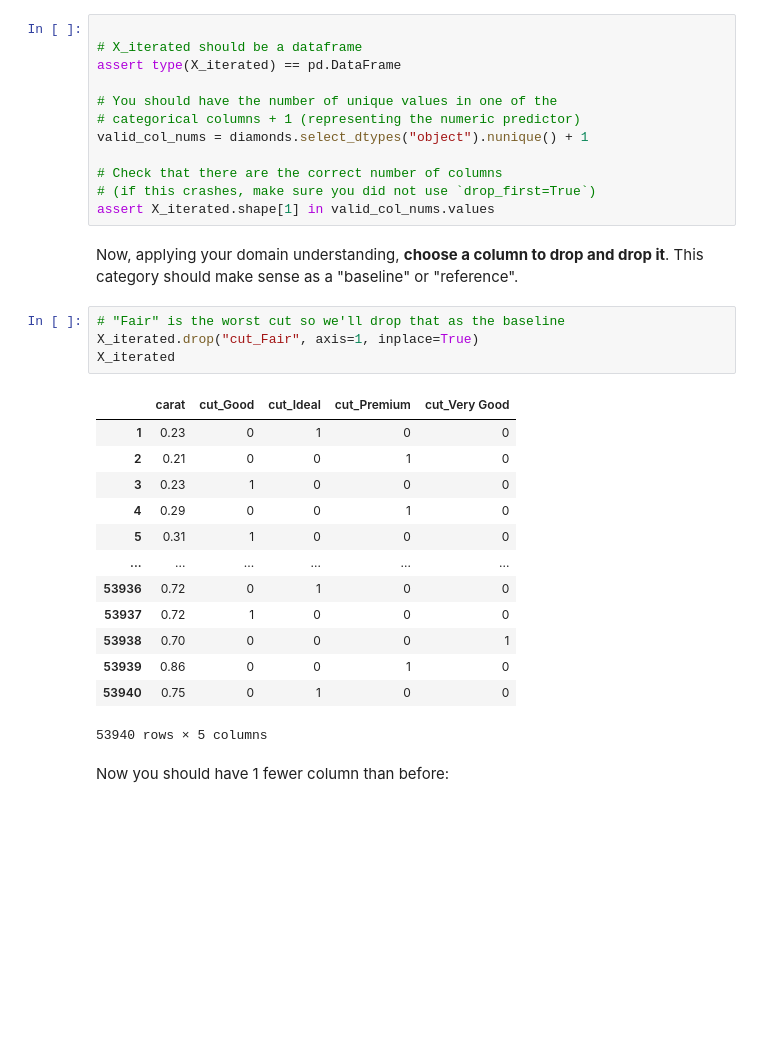
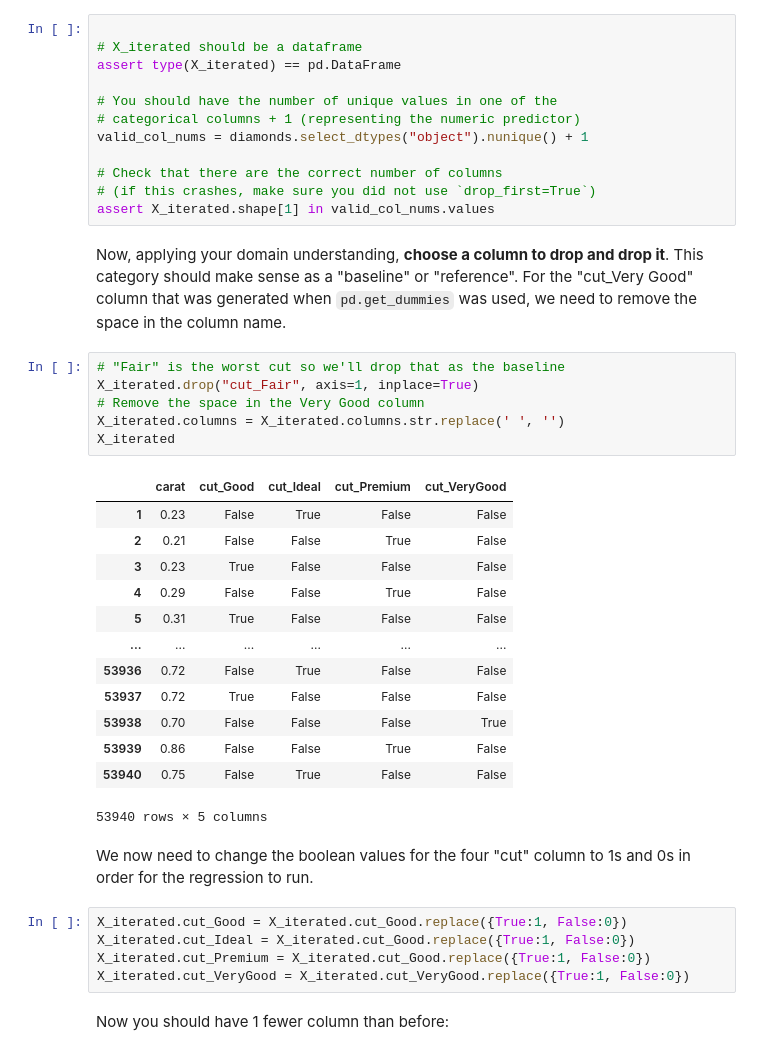
Before and after one commit to learn-co-curriculum/dsc-multiple-regression-cumulative-lab, a Jupyter notebook: index.ipynb, the cells around one changed output. Drawn from its saved outputs; the diff is of its cells as text; blank space fills up the shorter version.

```diff
--- a/index.ipynb
+++ b/index.ipynb
@@ -352,25 +352,34 @@ valid_col_nums = diamonds.select_dtypes("object").nunique() + 1
 # (if this crashes, make sure you did not use `drop_first=True`)
 assert X_iterated.shape[1] in valid_col_nums.values
 # %% [markdown]
-Now, applying your domain understanding, **choose a column to drop and drop it**. This category should make sense as a "baseline" or "reference".
+Now, applying your domain understanding, **choose a column to drop and drop it**. This category should make sense as a "baseline" or "reference". For the "cut_Very Good" column that was generated when `pd.get_dummies` was used, we need to remove the space in the column name.
 # %%
 # "Fair" is the worst cut so we'll drop that as the baseline
 X_iterated.drop("cut_Fair", axis=1, inplace=True)
+# Remove the space in the Very Good column
+X_iterated.columns = X_iterated.columns.str.replace(' ', '')
 X_iterated
 # %% [output]
-|  | carat | cut_Good | cut_Ideal | cut_Premium | cut_Very Good |
-| 1 | 0.23 | 0 | 1 | 0 | 0 |
-| 2 | 0.21 | 0 | 0 | 1 | 0 |
-| 3 | 0.23 | 1 | 0 | 0 | 0 |
-| 4 | 0.29 | 0 | 0 | 1 | 0 |
-| 5 | 0.31 | 1 | 0 | 0 | 0 |
+|  | carat | cut_Good | cut_Ideal | cut_Premium | cut_VeryGood |
+| 1 | 0.23 | False | True | False | False |
+| 2 | 0.21 | False | False | True | False |
+| 3 | 0.23 | True | False | False | False |
+| 4 | 0.29 | False | False | True | False |
+| 5 | 0.31 | True | False | False | False |
 | ... | ... | ... | ... | ... | ... |
-| 53936 | 0.72 | 0 | 1 | 0 | 0 |
-| 53937 | 0.72 | 1 | 0 | 0 | 0 |
-| 53938 | 0.70 | 0 | 0 | 0 | 1 |
-| 53939 | 0.86 | 0 | 0 | 1 | 0 |
-| 53940 | 0.75 | 0 | 1 | 0 | 0 |
+| 53936 | 0.72 | False | True | False | False |
+| 53937 | 0.72 | True | False | False | False |
+| 53938 | 0.70 | False | False | False | True |
+| 53939 | 0.86 | False | False | True | False |
+| 53940 | 0.75 | False | True | False | False |
 53940 rows × 5 columns
+# %% [markdown]
+We now need to change the boolean values for the four "cut" column to 1s and 0s in order for the regression to run.
+# %%
+X_iterated.cut_Good = X_iterated.cut_Good.replace({True:1, False:0})
+X_iterated.cut_Ideal = X_iterated.cut_Good.replace({True:1, False:0})
+X_iterated.cut_Premium = X_iterated.cut_Good.replace({True:1, False:0})
+X_iterated.cut_VeryGood = X_iterated.cut_VeryGood.replace({True:1, False:0})
 # %% [markdown]
 Now you should have 1 fewer column than before:
 # %%
```
Also changed, not shown: parts of 11 cells of this notebook, 5 other files.
